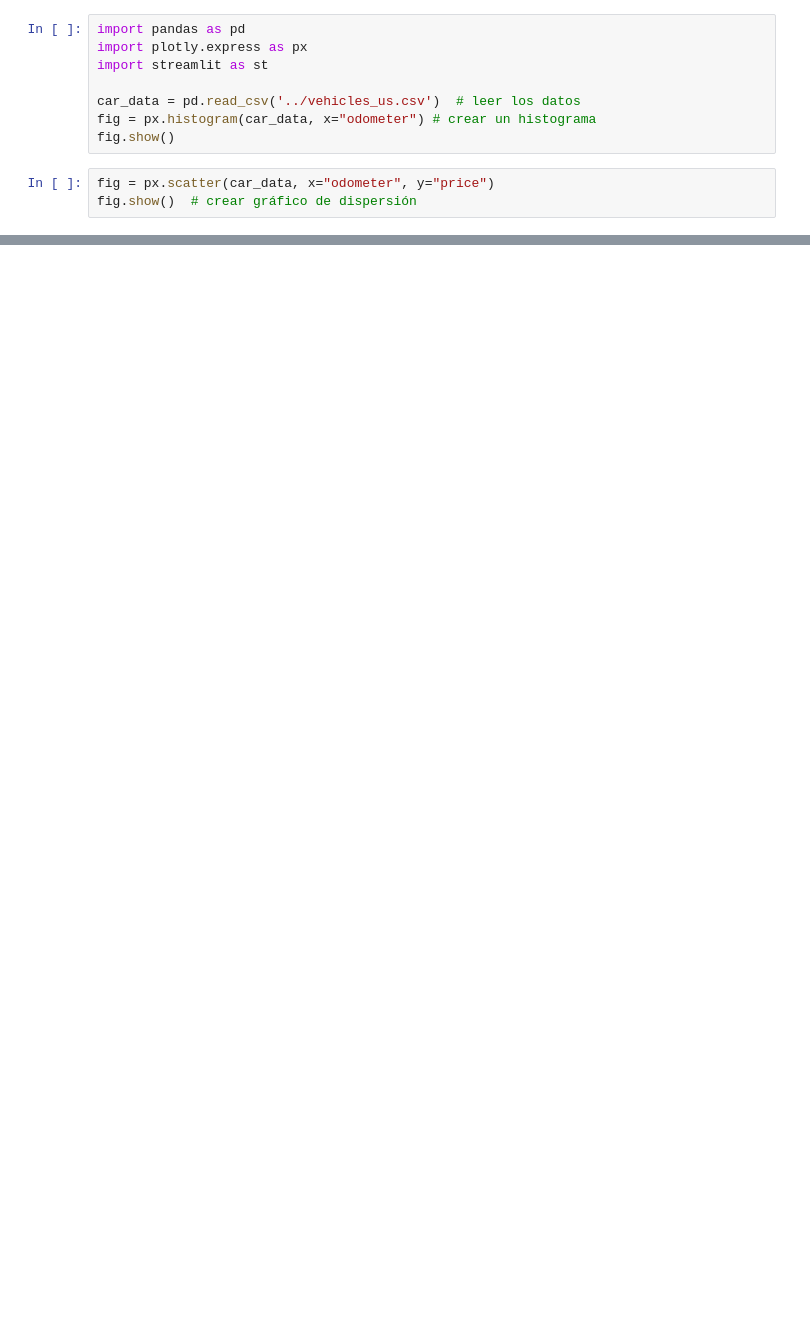
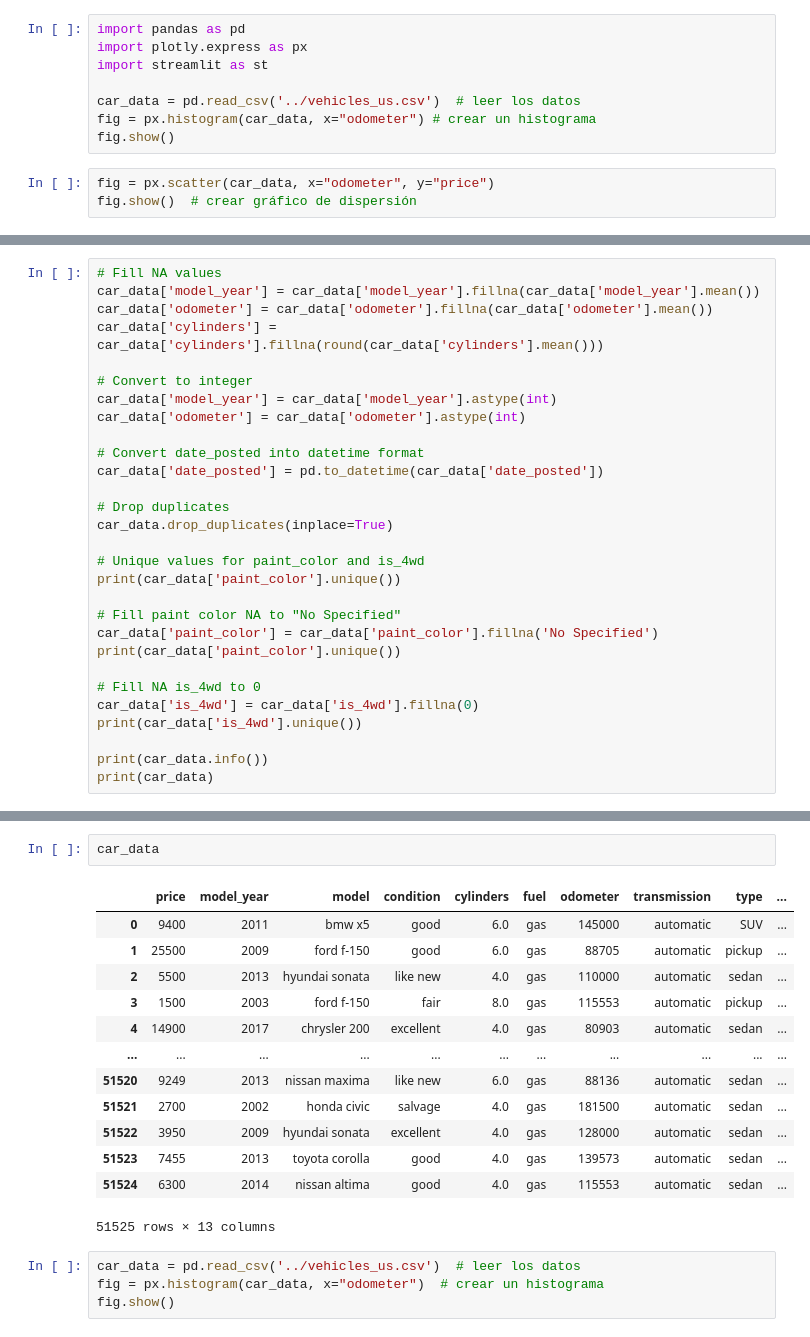
Before and after one commit to artemisaix/sprint7, a Jupyter notebook: notebooks/EDA.ipynb, the cells around one changed output, grey strips where cells are left out. Cells and saved outputs as stored; diff of their text form; blank space fills up the shorter version.

```diff
--- a/notebooks/EDA.ipynb
+++ b/notebooks/EDA.ipynb
@@ -11,0 +35,29 @@ fig.show()  # crear gráfico de dispersión
+# %%
+# Fill NA values
+car_data['model_year'] = car_data['model_year'].fillna(car_data['model_year'].mean())
+car_data['odometer'] = car_data['odometer'].fillna(car_data['odometer'].mean())
+car_data['cylinders'] = car_data['cylinders'].fillna(round(car_data['cylinders'].mean()))
+
+# Convert to integer
+car_data['model_year'] = car_data['model_year'].astype(int)
+car_data['odometer'] = car_data['odometer'].astype(int)
+
+# Convert date_posted into datetime format
+car_data['date_posted'] = pd.to_datetime(car_data['date_posted'])
+
+# Drop duplicates
+car_data.drop_duplicates(inplace=True)
+
+# Unique values for paint_color and is_4wd
+print(car_data['paint_color'].unique())
+
+# Fill paint color NA to "No Specified"
+car_data['paint_color'] = car_data['paint_color'].fillna('No Specified')
+print(car_data['paint_color'].unique())
+
+# Fill NA is_4wd to 0
+car_data['is_4wd'] = car_data['is_4wd'].fillna(0)
+print(car_data['is_4wd'].unique())
+
+print(car_data.info())
+print(car_data)
@@ -11,0 +82,20 @@ fig.show()  # crear gráfico de dispersión
+# %%
+car_data
+# %% [output]
+|  | price | model_year | model | condition | cylinders | fuel | odometer | transmission | type | ... |
+| 0 | 9400 | 2011 | bmw x5 | good | 6.0 | gas | 145000 | automatic | SUV | ... |
+| 1 | 25500 | 2009 | ford f-150 | good | 6.0 | gas | 88705 | automatic | pickup | ... |
+| 2 | 5500 | 2013 | hyundai sonata | like new | 4.0 | gas | 110000 | automatic | sedan | ... |
+| 3 | 1500 | 2003 | ford f-150 | fair | 8.0 | gas | 115553 | automatic | pickup | ... |
+| 4 | 14900 | 2017 | chrysler 200 | excellent | 4.0 | gas | 80903 | automatic | sedan | ... |
+| ... | ... | ... | ... | ... | ... | ... | ... | ... | ... | ... |
+| 51520 | 9249 | 2013 | nissan maxima | like new | 6.0 | gas | 88136 | automatic | sedan | ... |
+| 51521 | 2700 | 2002 | honda civic | salvage | 4.0 | gas | 181500 | automatic | sedan | ... |
+| 51522 | 3950 | 2009 | hyundai sonata | excellent | 4.0 | gas | 128000 | automatic | sedan | ... |
+| 51523 | 7455 | 2013 | toyota corolla | good | 4.0 | gas | 139573 | automatic | sedan | ... |
+| 51524 | 6300 | 2014 | nissan altima | good | 4.0 | gas | 115553 | automatic | sedan | ... |
+51525 rows × 13 columns
+# %%
+car_data = pd.read_csv('../vehicles_us.csv')  # leer los datos
+fig = px.histogram(car_data, x="odometer")  # crear un histograma
+fig.show()
```
Also changed, not shown: parts of 3 cells of this notebook, 3 other files.
